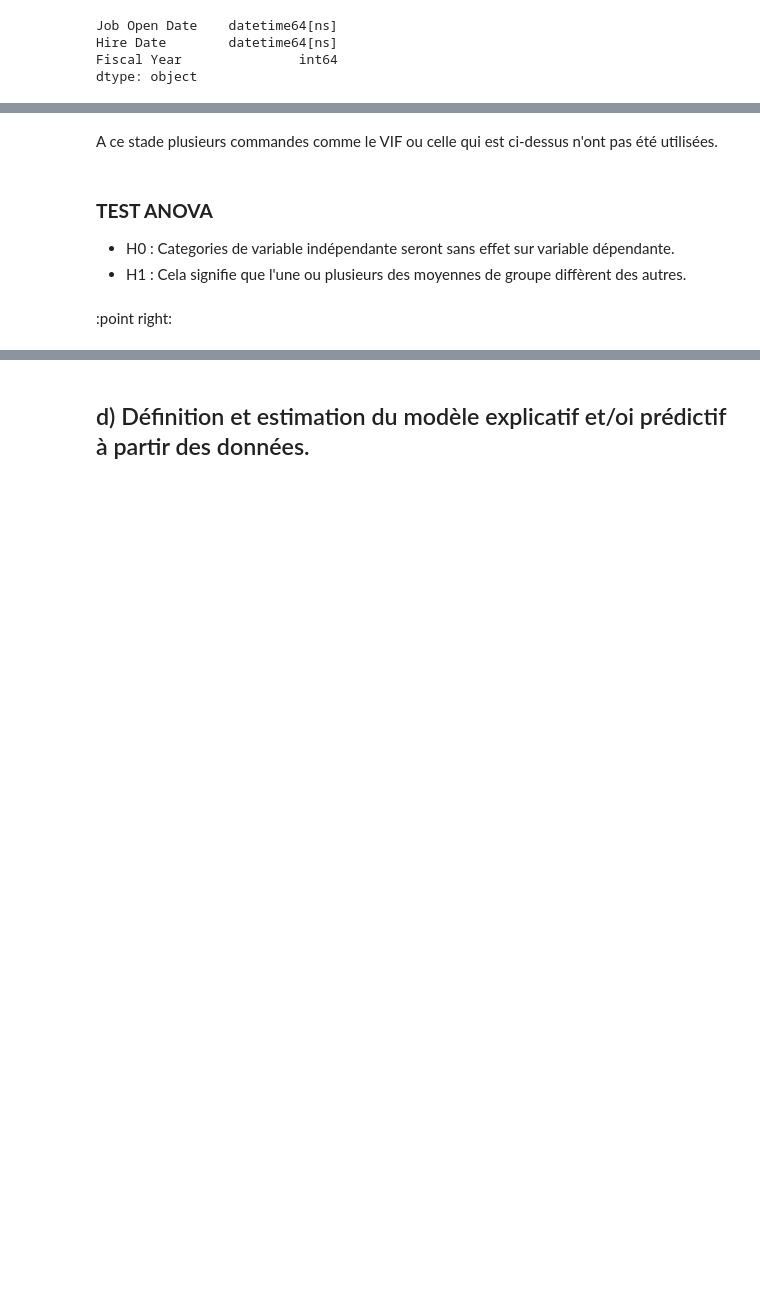
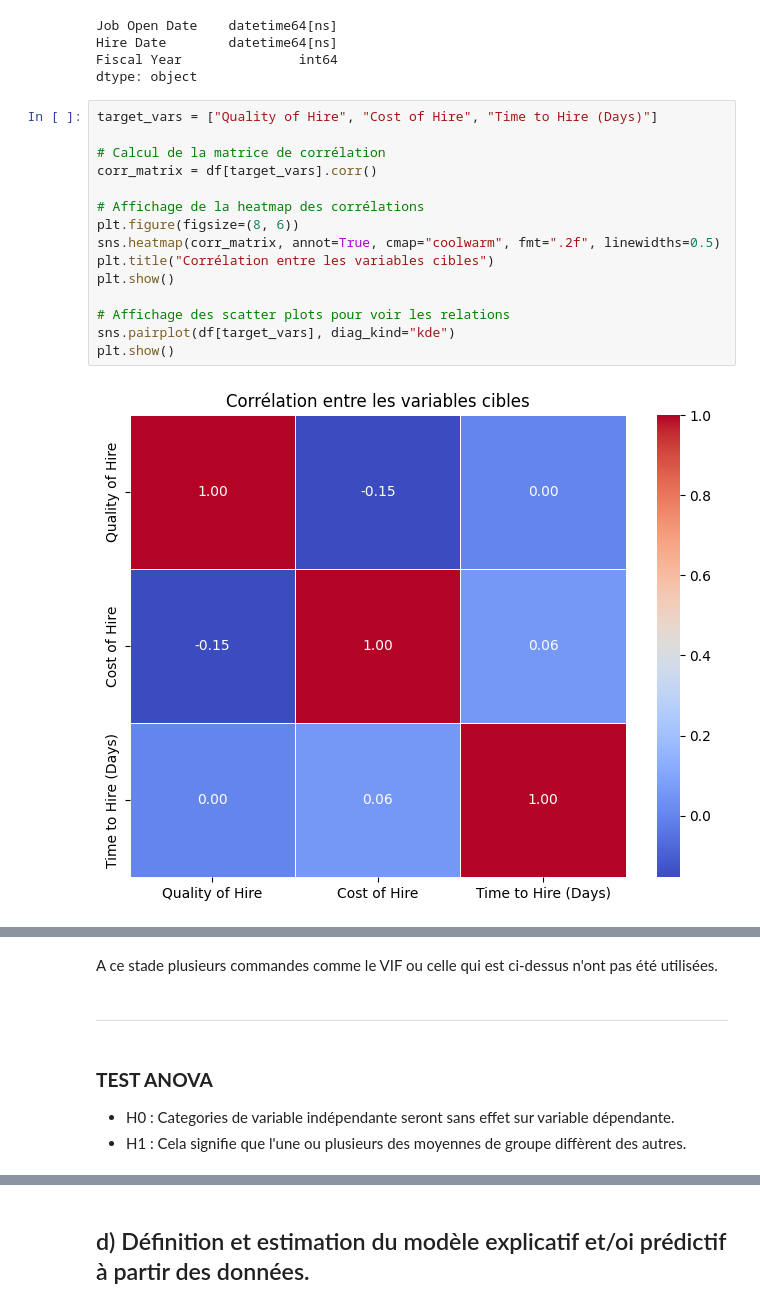
Before and after one commit to melaniedaddio/-Time-Cost-Quality-of-Hire, a Jupyter notebook: script_eze.ipynb, the cells around one changed output, grey strips where cells are left out. Drawn from its saved outputs; the diff is of its cells as text; blank space fills up the shorter version.

```diff
--- a/script_eze.ipynb
+++ b/script_eze.ipynb
@@ -722,3 +735,20 @@ Job Open Date    datetime64[ns]
 Hire Date        datetime64[ns]
 Fiscal Year               int64
 dtype: object
+# %%
+target_vars = ["Quality of Hire", "Cost of Hire", "Time to Hire (Days)"]
+
+# Calcul de la matrice de corrélation
+corr_matrix = df[target_vars].corr()
+
+# Affichage de la heatmap des corrélations
+plt.figure(figsize=(8, 6))
+sns.heatmap(corr_matrix, annot=True, cmap="coolwarm", fmt=".2f", linewidths=0.5)
+plt.title("Corrélation entre les variables cibles")
+plt.show()
+
+# Affichage des scatter plots pour voir les relations
+sns.pairplot(df[target_vars], diag_kind="kde")
+plt.show()
+# %% [output]
+[figure, added]
@@ -725,11 +756,12 @@ dtype: object
 # %% [markdown]
 A ce stade plusieurs commandes comme le VIF ou celle qui est ci-dessus n'ont pas été utilisées.
+# %% [markdown]
+
+---
 # %% [markdown]
 ### **TEST ANOVA**
 - H0 : Categories de variable indépendante seront sans effet sur variable dépendante.
 - H1 : Cela signifie que l'une ou plusieurs des moyennes de groupe diffèrent des autres.
-# %% [markdown]
-:point right:
 # %%
 var_quali_renamed =  ['Department', 'Job_Title', 'Source_of_Hire', 'Type_of_Hire', 'PerformanceScore', 'Sex']
 df = df.rename(columns={"Time to Hire (Days)": "Time_to_Hire_Days"})
```
Also changed, not shown: parts of 33 cells of this notebook.
